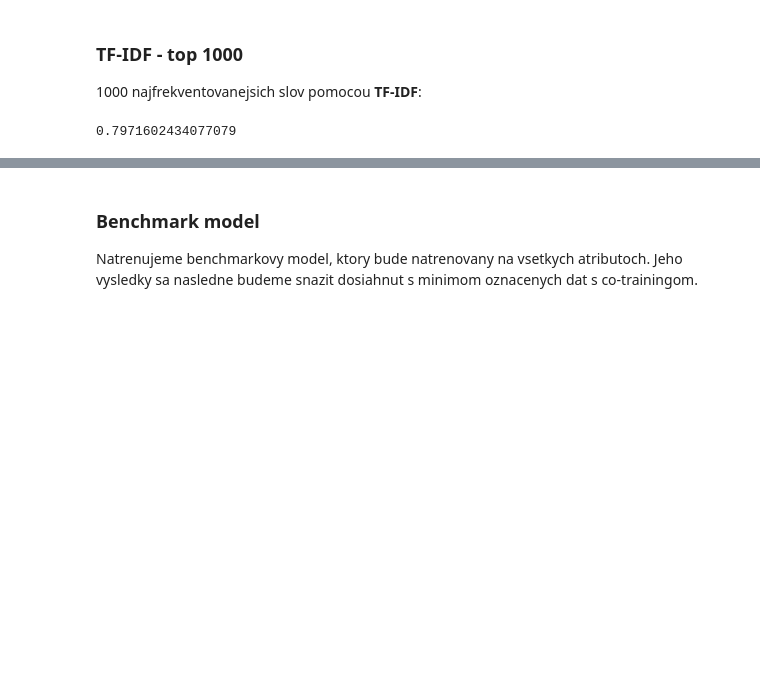
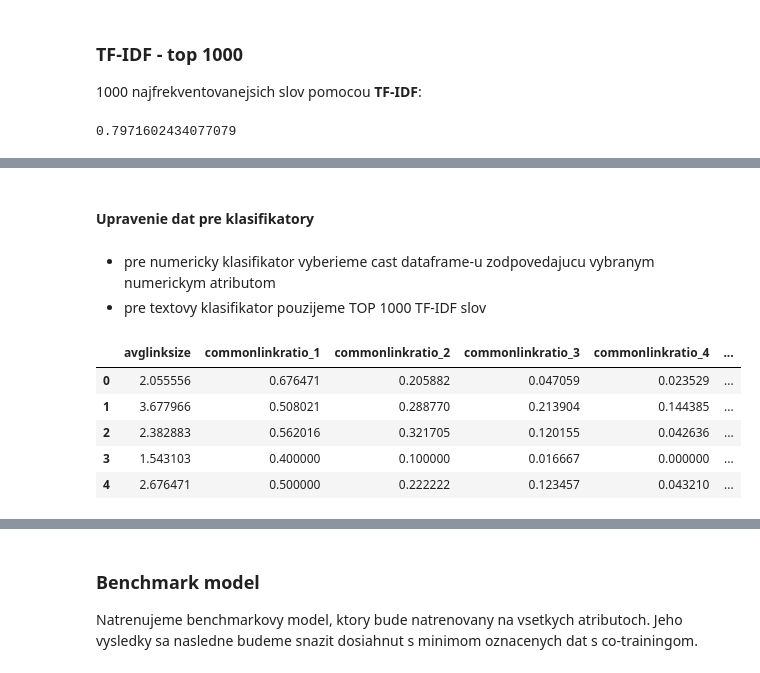
Before and after one commit to pmacinec/vos2-co-training, a Jupyter notebook: deskriptivna_explorativna_analyza.ipynb, the cells around one changed output, grey strips where cells are left out. Saved outputs shown, nothing was run; the diff lists cells and outputs as text; code cells hidden in the pictures; blank space fills up the shorter version.

```diff
--- a/deskriptivna_explorativna_analyza.ipynb
+++ b/deskriptivna_explorativna_analyza.ipynb
@@ -1316,0 +1340,21 @@ accuracy_score(y_test_max, pred_tf)
+# %% [markdown]
+#### Upravenie dat pre klasifikatory
+# %% [markdown]
+- pre numericky klasifikator vyberieme cast dataframe-u zodpovedajucu vybranym numerickym atributom
+- pre textovy klasifikator pouzijeme TOP 1000 TF-IDF slov
+# %%
+y = df.label
+
+X_numerical = df.loc[:,feature_set_1_1]
+
+tv2 = TfidfVectorizer(max_features = 1000)
+X_tfidf = tv2.fit_transform(df['body_content_final']).toarray()
+# %%
+X_numerical.head()
+# %% [output]
+|  | avglinksize | commonlinkratio_1 | commonlinkratio_2 | commonlinkratio_3 | commonlinkratio_4 | ... |
+| 0 | 2.055556 | 0.676471 | 0.205882 | 0.047059 | 0.023529 | ... |
+| 1 | 3.677966 | 0.508021 | 0.288770 | 0.213904 | 0.144385 | ... |
+| 2 | 2.382883 | 0.562016 | 0.321705 | 0.120155 | 0.042636 | ... |
+| 3 | 1.543103 | 0.400000 | 0.100000 | 0.016667 | 0.000000 | ... |
+| 4 | 2.676471 | 0.500000 | 0.222222 | 0.123457 | 0.043210 | ... |
```
Also changed, not shown: parts of 27 cells of this notebook.
